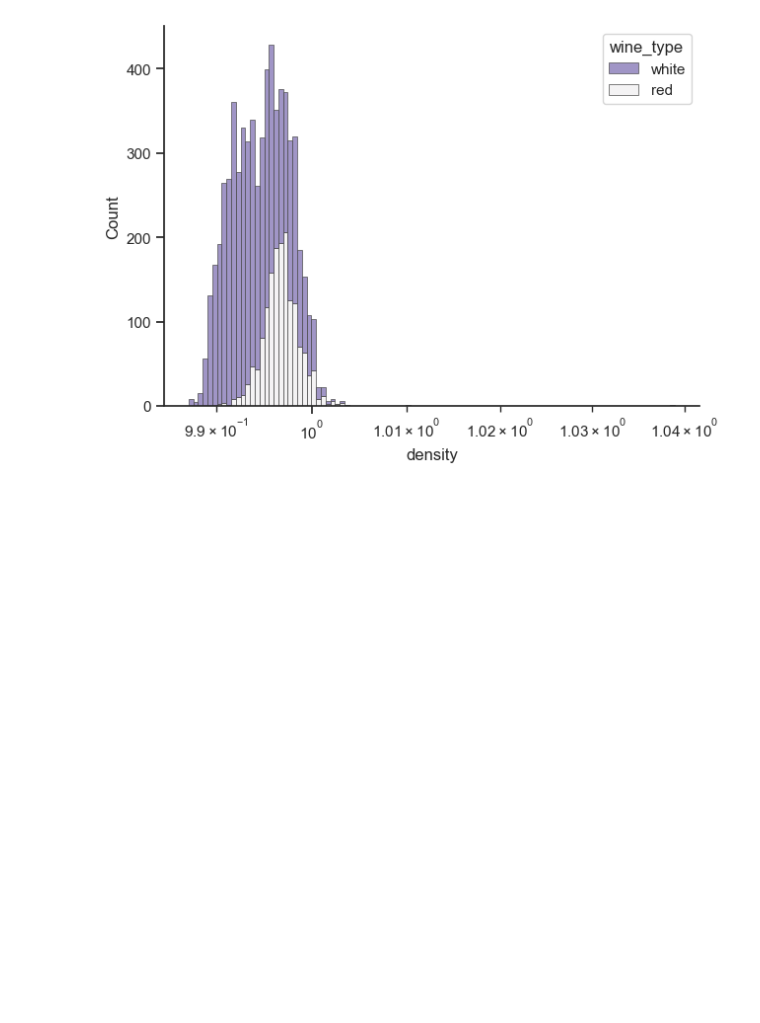
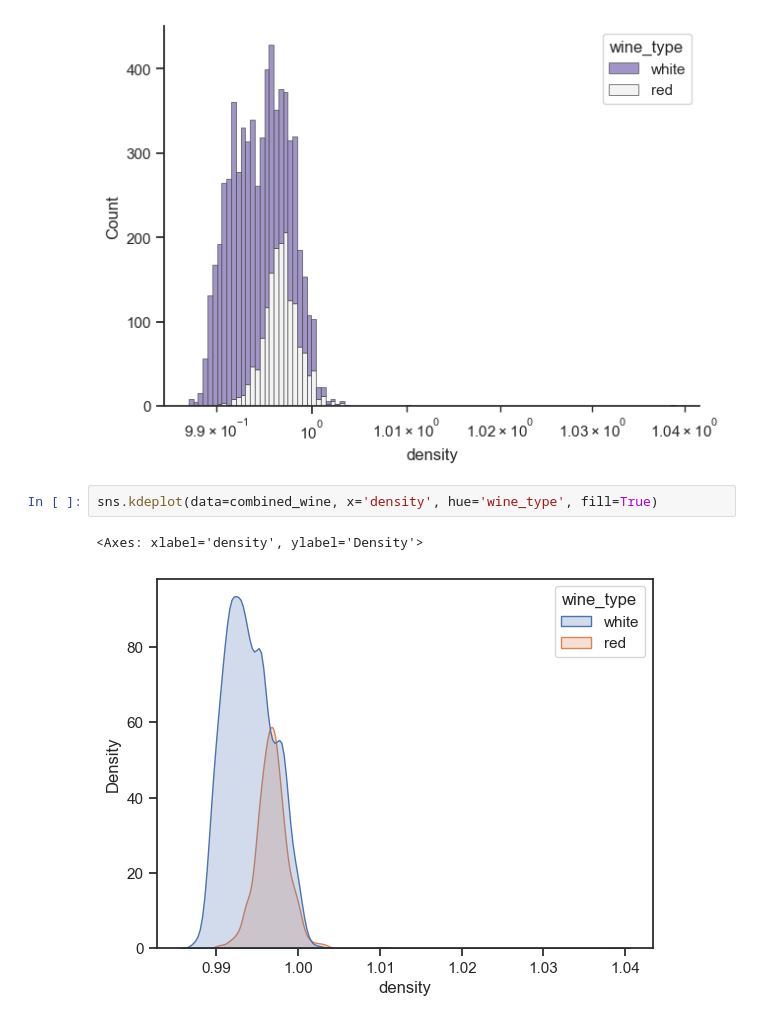
Before and after one commit to rakeshtparayil/BlueBerry-Winery, a Jupyter notebook: blueBerry_winery.ipynb, the cells around one changed output. Saved outputs shown, nothing was run; the diff lists cells and outputs as text; blank space fills up the shorter version.

Commit message:
new_graphs

```diff
--- a/blueBerry_winery.ipynb
+++ b/blueBerry_winery.ipynb
@@ -557,3 +617,8 @@ sns.histplot(
 # %% [output]
 <Axes: xlabel='density', ylabel='Count'>
 [figure]
+# %%
+sns.kdeplot(data=combined_wine, x='density', hue='wine_type', fill=True)
+# %% [output]
+<Axes: xlabel='density', ylabel='Density'>
+[figure, added]
```
Also changed, not shown: parts of 6 cells of this notebook.
